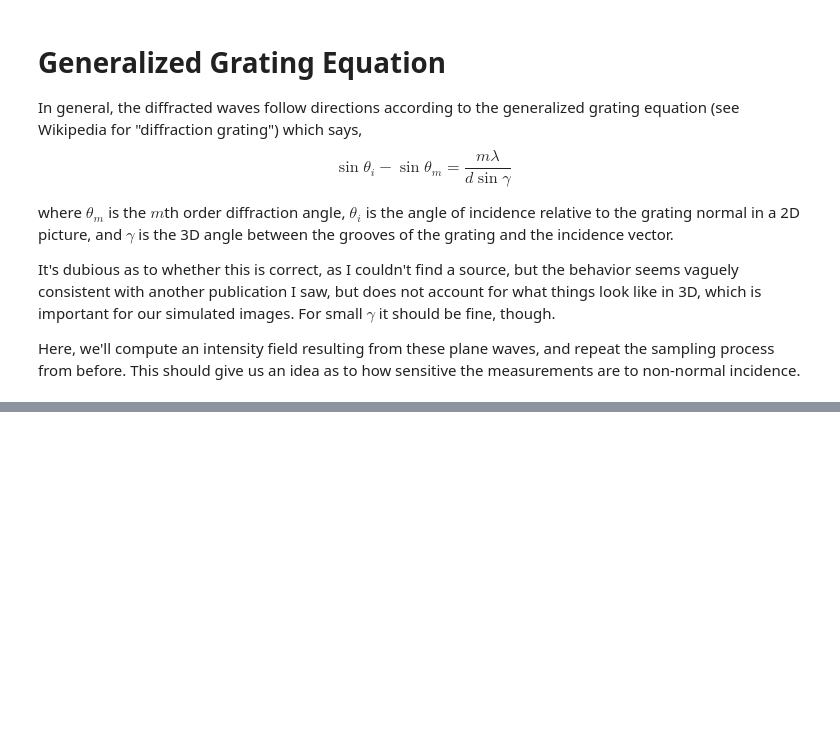
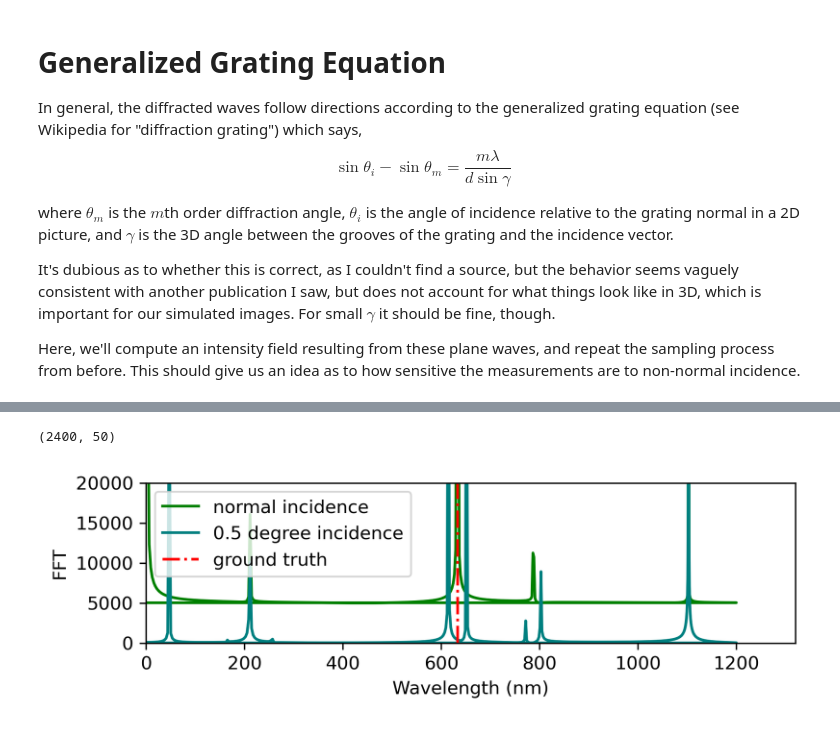
Before and after one commit to Certaingemstone/OpenQuantum, a Jupyter notebook: teaching/mit-spring-2024/experiment/talbot-wavemeter/3planewaves.ipynb, the cells around one changed output, grey strips where cells are left out. Saved outputs shown, nothing was run; the diff lists cells and outputs as text; code cells hidden in the pictures; blank space fills up the shorter version.

```diff
--- a/teaching/mit-spring-2024/experiment/talbot-wavemeter/3planewaves.ipynb
+++ b/teaching/mit-spring-2024/experiment/talbot-wavemeter/3planewaves.ipynb
@@ -252,0 +298,34 @@ theta1 =
+# %%
+# perform Fourier transform and compute wavelengths as before
+
+FFT = np.zeros(pixel_values.shape[0])
+print(pixel_values.shape)
+for i in range(pixel_values.shape[1]):
+    signal = pixel_values[:, 1]
+    fft = np.fft.fft(signal)
+    FFT = FFT + fft
+
+sampling_period = samplelen * samples_per_pixel * np.sin(theta)
+frequencies = np.fft.fftfreq(FFT.shape[0], sampling_period) # spatial frequency in 1/microns of the Talbot pattern
+Talbot_lengths = 1 / frequencies
+
+# Convert spatial frequency into wavelength of incident light
+wavelengths = 2 * Talbot_lengths * gratinglen**2 / (Talbot_lengths**2 + gratinglen**2)
+
+result = np.abs(FFT)
+plt.figure(figsize=(6,2), dpi=300)
+plt.plot(wavelengths * 1000, prev + 5000, color='g', label='normal incidence')
+plt.plot(wavelengths * 1000, result, color='teal', label='0.5 degree incidence')
+plt.xlim(0)
+plt.ylim(0, 20000)
+plt.axvline(wavelen * 1000, color='red', linestyle='-.', label='ground truth')
+plt.xlabel("Wavelength (nm)")
+plt.ylabel("FFT")
+plt.legend()
+plt.tight_layout()
+
+plt.savefig('incidence05')
+plt.show()
+# %% [output]
+(2400, 50)
+[figure, added]
```
Also changed, not shown: parts of 9 cells of this notebook, 1 other file.
